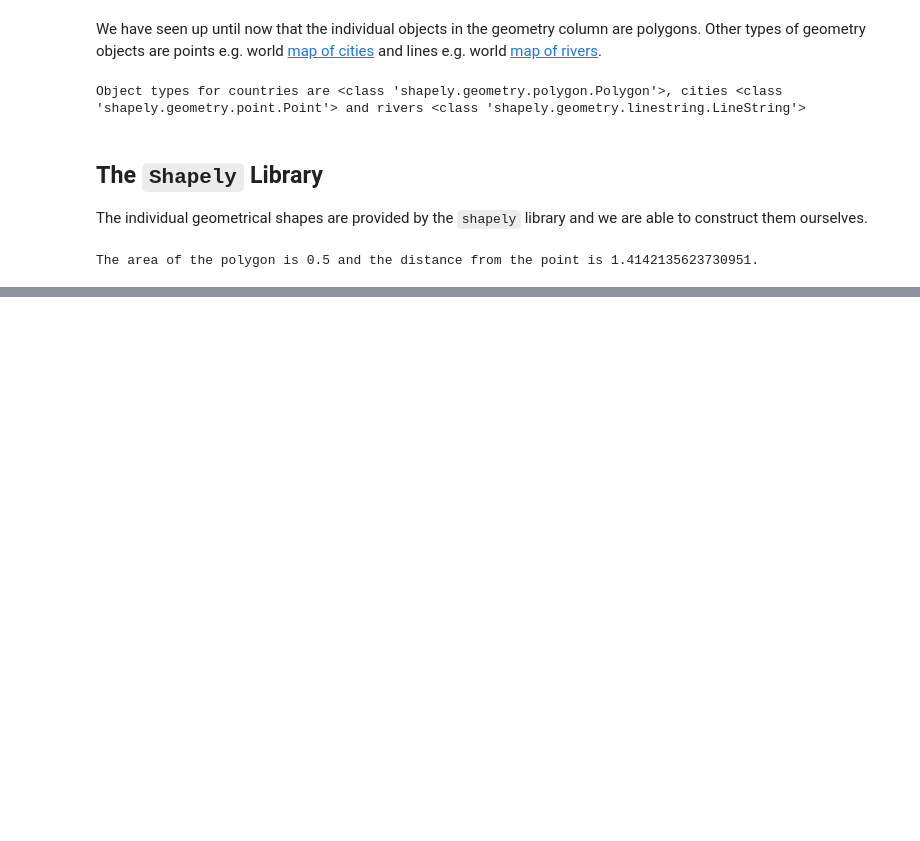
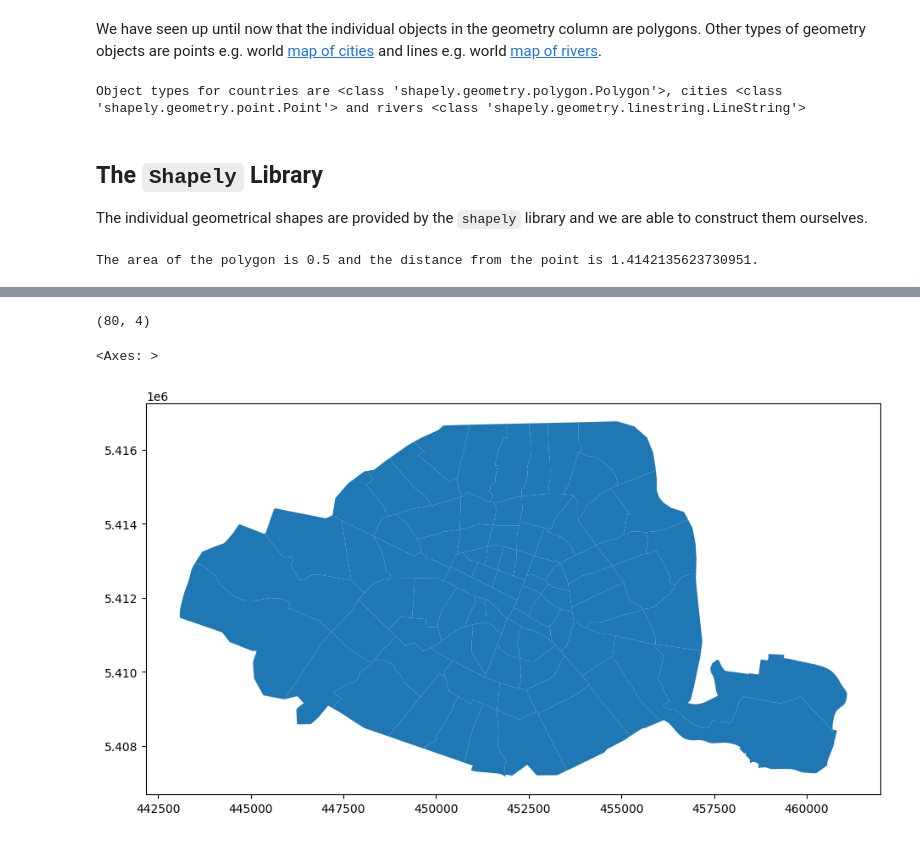
Before and after one commit to liljafreja/geopython, a Jupyter notebook: intro_geospatial_data.ipynb, the cells around one changed output, grey strips where cells are left out. Drawn from its saved outputs; the diff is of its cells as text; code cells hidden in the pictures; blank space fills up the shorter version.

```diff
--- a/intro_geospatial_data.ipynb
+++ b/intro_geospatial_data.ipynb
@@ -81,0 +143,9 @@ The area of the polygon is 0.5 and the distance from the point is 1.414213562373
+# %%
+districts.shape
+# %% [output]
+(80, 4)
+# %%
+districts.plot(figsize=(12, 6))
+# %% [output]
+<Axes: >
+[figure, added]
```
Also changed, not shown: parts of 22 cells of this notebook.
